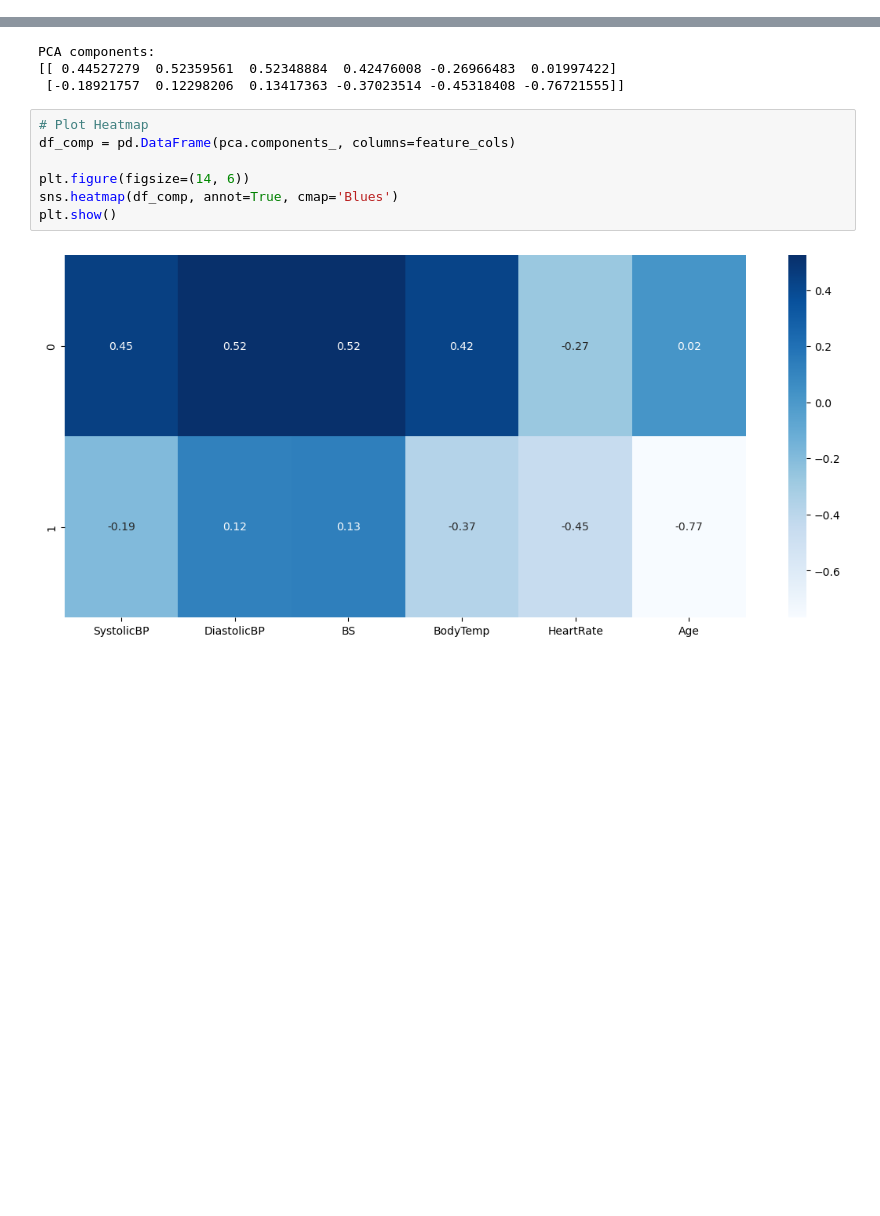
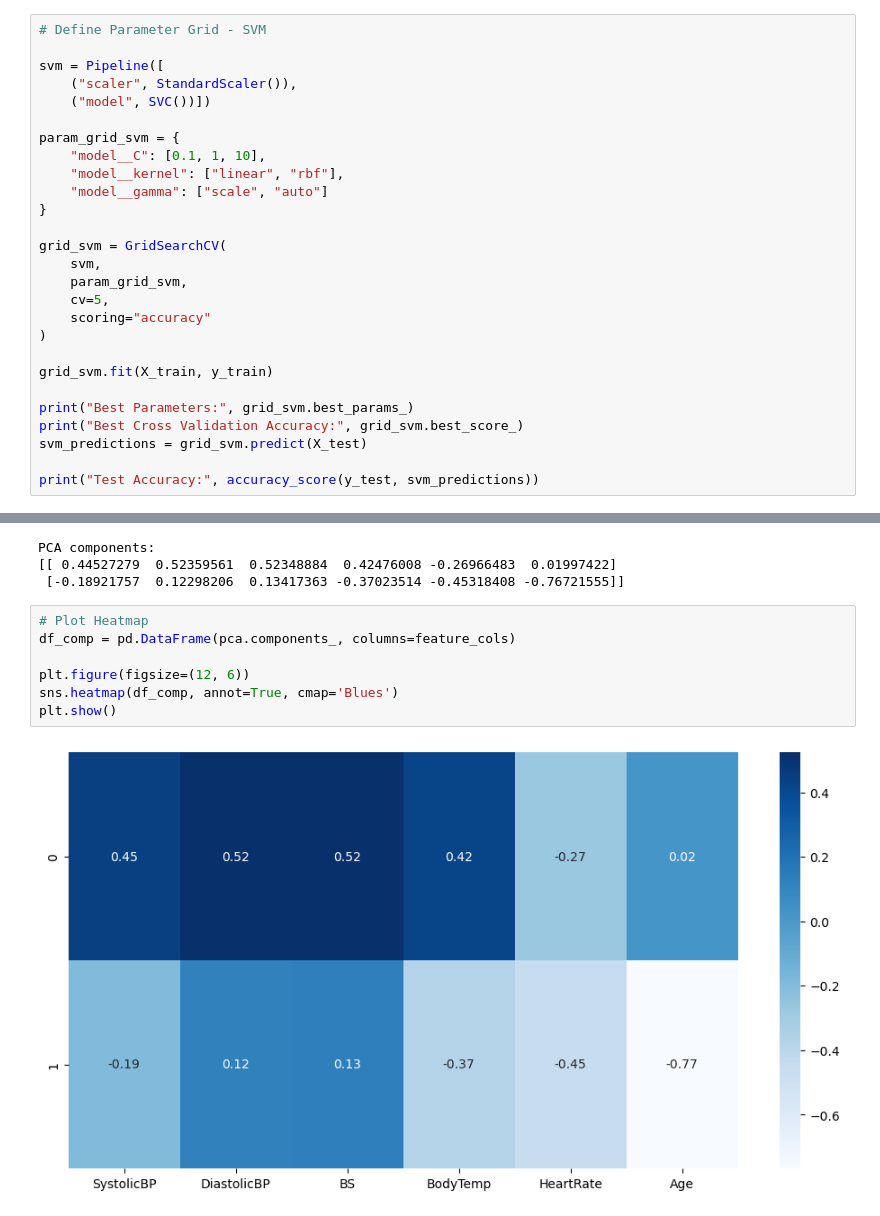
Before and after one commit to 2026558-lab/Machine-Learning, a Jupyter notebook: Project Machine Learning.ipynb, the cells around one changed output, grey strips where cells are left out. Cells and saved outputs as stored; diff of their text form; blank space fills up the shorter version.

```diff
--- a/Project Machine Learning.ipynb
+++ b/Project Machine Learning.ipynb
@@ -411,0 +396,27 @@ print(X_train_scaled, '\t', X_test_scaled, '\t', X_scaled)
+# %%
+# Define Parameter Grid - SVM
+
+svm = Pipeline([
+    ("scaler", StandardScaler()),
+    ("model", SVC())])
+
+param_grid_svm = {
+    "model__C": [0.1, 1, 10],
+    "model__kernel": ["linear", "rbf"],
+    "model__gamma": ["scale", "auto"]
+}
+
+grid_svm = GridSearchCV(
+    svm,
+    param_grid_svm,
+    cv=5,
+    scoring="accuracy"
+)
+
+grid_svm.fit(X_train, y_train)
+
+print("Best Parameters:", grid_svm.best_params_)
+print("Best Cross Validation Accuracy:", grid_svm.best_score_)
+svm_predictions = grid_svm.predict(X_test)
+
+print("Test Accuracy:", accuracy_score(y_test, svm_predictions))
@@ -457,9 +508,9 @@ PCA components:
 # %%
 # Plot Heatmap
 df_comp = pd.DataFrame(pca.components_, columns=feature_cols)
 
-plt.figure(figsize=(14, 6))
+plt.figure(figsize=(12, 6))
 sns.heatmap(df_comp, annot=True, cmap='Blues')
 plt.show()
 # %% [output]
-[figure, old version]
+[figure, new version]
```
Also changed, not shown: parts of 8 cells of this notebook.
